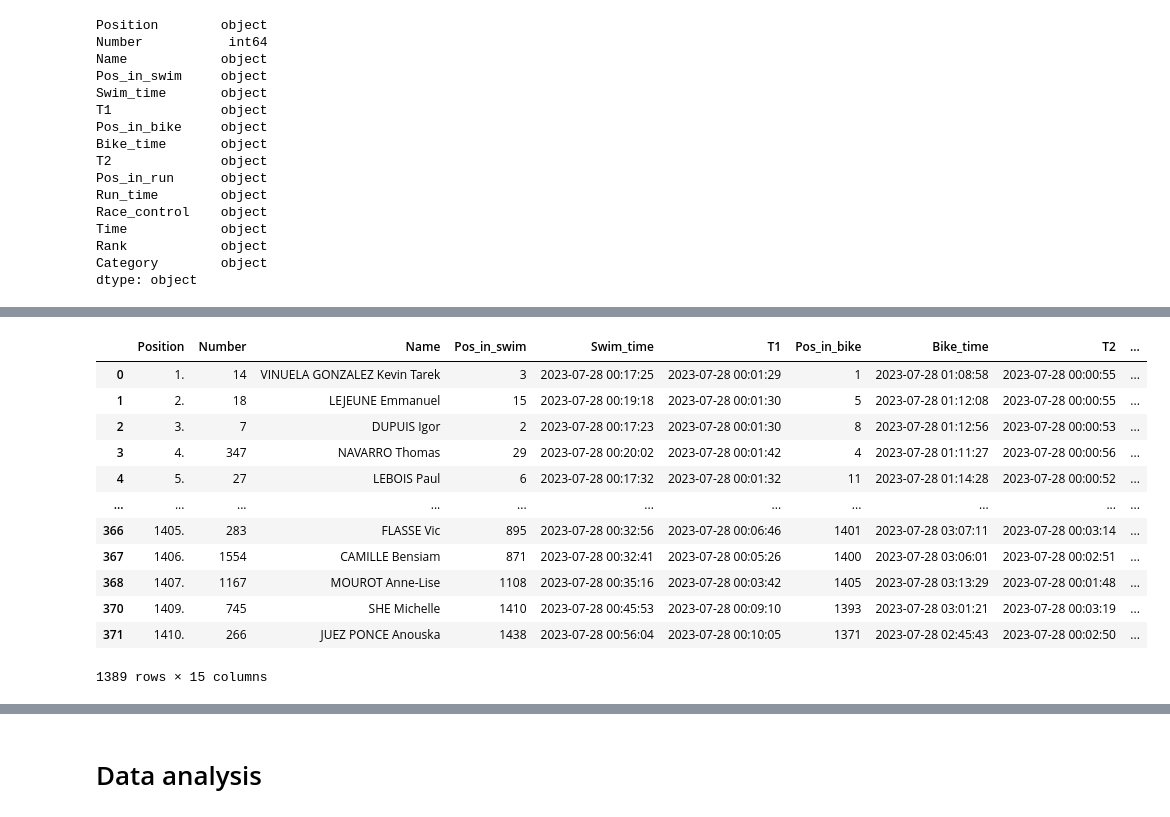
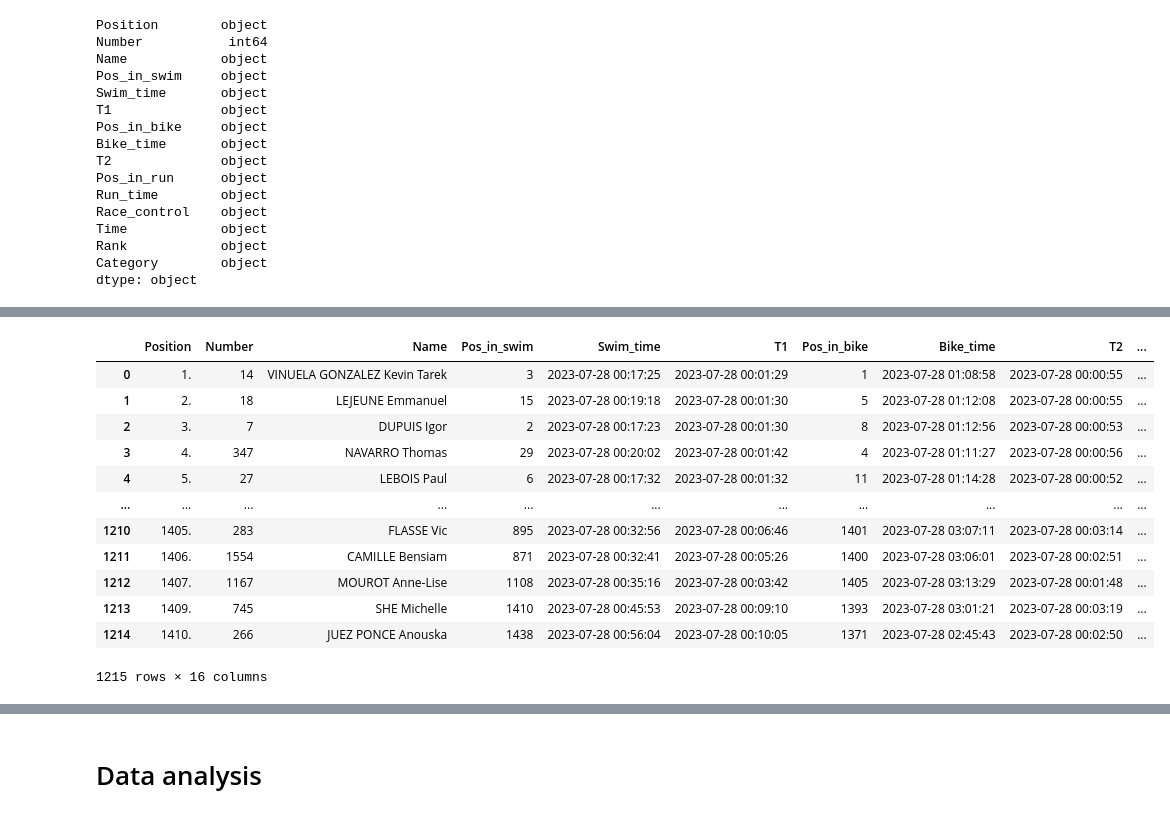
Before and after one commit to eginoux/triathlon-scrapping, a Jupyter notebook: notebooks/M_analysis.ipynb, the cells around one changed output, grey strips where cells are left out. Drawn from its saved outputs; the diff is of its cells as text; code cells hidden in the pictures.

```diff
--- a/notebooks/M_analysis.ipynb
+++ b/notebooks/M_analysis.ipynb
@@ -17,4 +36,5 @@ dataframe = pd.concat([men_dataframe, women_dataframe])
 # %%
 # Drop Did Not Finish (DNF) and non starting (STRT) rows
+dataframe = df.copy()
 dataframe = dataframe[~dataframe["Position"].isin(["DNF", "STRT"])]
 # %%
@@ -85,20 +119,4 @@ for column in date_time_columns:
     dataframe[column] = dataframe[column].astype(str)
     dataframe[column] = dataframe[column].apply(lambda x: x.replace("1900-01-01", "2023-07-28"))
     dataframe[column] = pd.to_datetime(dataframe[column])
-# %%
-dataframe
-# %% [output]
-|  | Position | Number | Name | Pos_in_swim | Swim_time | T1 | Pos_in_bike | Bike_time | T2 | ... |
-| 0 | 1. | 14 | VINUELA GONZALEZ Kevin Tarek | 3 | 2023-07-28 00:17:25 | 2023-07-28 00:01:29 | 1 | 2023-07-28 01:08:58 | 2023-07-28 00:00:55 | ... |
-| 1 | 2. | 18 | LEJEUNE Emmanuel | 15 | 2023-07-28 00:19:18 | 2023-07-28 00:01:30 | 5 | 2023-07-28 01:12:08 | 2023-07-28 00:00:55 | ... |
-| 2 | 3. | 7 | DUPUIS Igor | 2 | 2023-07-28 00:17:23 | 2023-07-28 00:01:30 | 8 | 2023-07-28 01:12:56 | 2023-07-28 00:00:53 | ... |
-| 3 | 4. | 347 | NAVARRO Thomas | 29 | 2023-07-28 00:20:02 | 2023-07-28 00:01:42 | 4 | 2023-07-28 01:11:27 | 2023-07-28 00:00:56 | ... |
-| 4 | 5. | 27 | LEBOIS Paul | 6 | 2023-07-28 00:17:32 | 2023-07-28 00:01:32 | 11 | 2023-07-28 01:14:28 | 2023-07-28 00:00:52 | ... |
-| ... | ... | ... | ... | ... | ... | ... | ... | ... | ... | ... |
-| 366 | 1405. | 283 | FLASSE Vic | 895 | 2023-07-28 00:32:56 | 2023-07-28 00:06:46 | 1401 | 2023-07-28 03:07:11 | 2023-07-28 00:03:14 | ... |
-| 367 | 1406. | 1554 | CAMILLE Bensiam | 871 | 2023-07-28 00:32:41 | 2023-07-28 00:05:26 | 1400 | 2023-07-28 03:06:01 | 2023-07-28 00:02:51 | ... |
-| 368 | 1407. | 1167 | MOUROT Anne-Lise | 1108 | 2023-07-28 00:35:16 | 2023-07-28 00:03:42 | 1405 | 2023-07-28 03:13:29 | 2023-07-28 00:01:48 | ... |
-| 370 | 1409. | 745 | SHE Michelle | 1410 | 2023-07-28 00:45:53 | 2023-07-28 00:09:10 | 1393 | 2023-07-28 03:01:21 | 2023-07-28 00:03:19 | ... |
-| 371 | 1410. | 266 | JUEZ PONCE Anouska | 1438 | 2023-07-28 00:56:04 | 2023-07-28 00:10:05 | 1371 | 2023-07-28 02:45:43 | 2023-07-28 00:02:50 | ... |
-1389 rows × 15 columns
 # %%
@@ -106,6 +124,19 @@ dataframe
 dataframe.sort_values(by = "Time", ascending=True, inplace=True)
-# %%
-# Let's drop duplicated rows
-dataframe.drop_duplicates(inplace=True)
-# %%
-dataframe.set_index("Position", inplace=True)
+# %%
+# Create a new position column as index
+dataframe["New_position"] = range(1, len(dataframe) + 1)
+dataframe.reset_index(drop=True)
+# %% [output]
+|  | Position | Number | Name | Pos_in_swim | Swim_time | T1 | Pos_in_bike | Bike_time | T2 | ... |
+| 0 | 1. | 14 | VINUELA GONZALEZ Kevin Tarek | 3 | 2023-07-28 00:17:25 | 2023-07-28 00:01:29 | 1 | 2023-07-28 01:08:58 | 2023-07-28 00:00:55 | ... |
+| 1 | 2. | 18 | LEJEUNE Emmanuel | 15 | 2023-07-28 00:19:18 | 2023-07-28 00:01:30 | 5 | 2023-07-28 01:12:08 | 2023-07-28 00:00:55 | ... |
+| 2 | 3. | 7 | DUPUIS Igor | 2 | 2023-07-28 00:17:23 | 2023-07-28 00:01:30 | 8 | 2023-07-28 01:12:56 | 2023-07-28 00:00:53 | ... |
+| 3 | 4. | 347 | NAVARRO Thomas | 29 | 2023-07-28 00:20:02 | 2023-07-28 00:01:42 | 4 | 2023-07-28 01:11:27 | 2023-07-28 00:00:56 | ... |
+| 4 | 5. | 27 | LEBOIS Paul | 6 | 2023-07-28 00:17:32 | 2023-07-28 00:01:32 | 11 | 2023-07-28 01:14:28 | 2023-07-28 00:00:52 | ... |
+| ... | ... | ... | ... | ... | ... | ... | ... | ... | ... | ... |
+| 1210 | 1405. | 283 | FLASSE Vic | 895 | 2023-07-28 00:32:56 | 2023-07-28 00:06:46 | 1401 | 2023-07-28 03:07:11 | 2023-07-28 00:03:14 | ... |
+| 1211 | 1406. | 1554 | CAMILLE Bensiam | 871 | 2023-07-28 00:32:41 | 2023-07-28 00:05:26 | 1400 | 2023-07-28 03:06:01 | 2023-07-28 00:02:51 | ... |
+| 1212 | 1407. | 1167 | MOUROT Anne-Lise | 1108 | 2023-07-28 00:35:16 | 2023-07-28 00:03:42 | 1405 | 2023-07-28 03:13:29 | 2023-07-28 00:01:48 | ... |
+| 1213 | 1409. | 745 | SHE Michelle | 1410 | 2023-07-28 00:45:53 | 2023-07-28 00:09:10 | 1393 | 2023-07-28 03:01:21 | 2023-07-28 00:03:19 | ... |
+| 1214 | 1410. | 266 | JUEZ PONCE Anouska | 1438 | 2023-07-28 00:56:04 | 2023-07-28 00:10:05 | 1371 | 2023-07-28 02:45:43 | 2023-07-28 00:02:50 | ... |
+1215 rows × 16 columns
```
Also changed, not shown: parts of 17 cells of this notebook.
